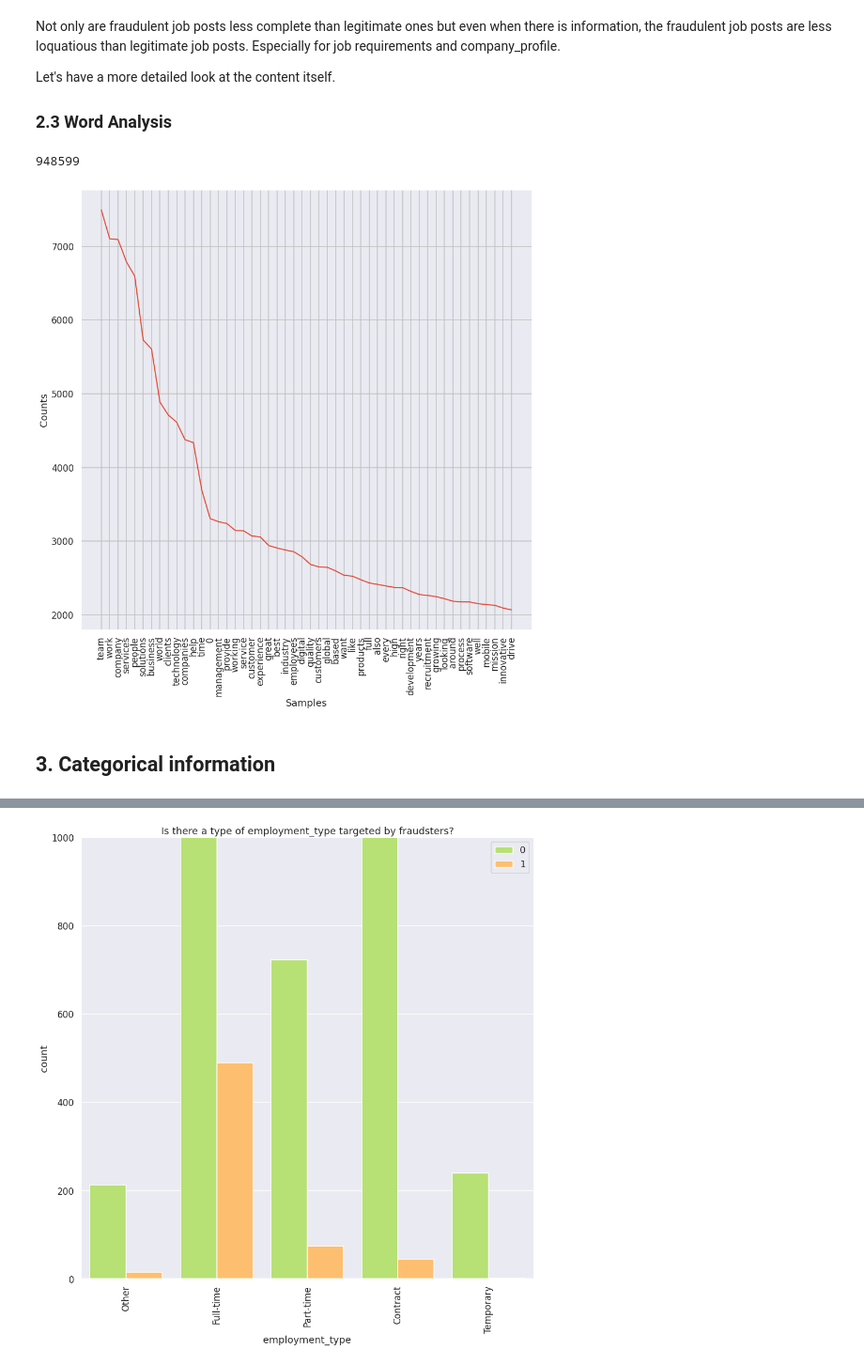
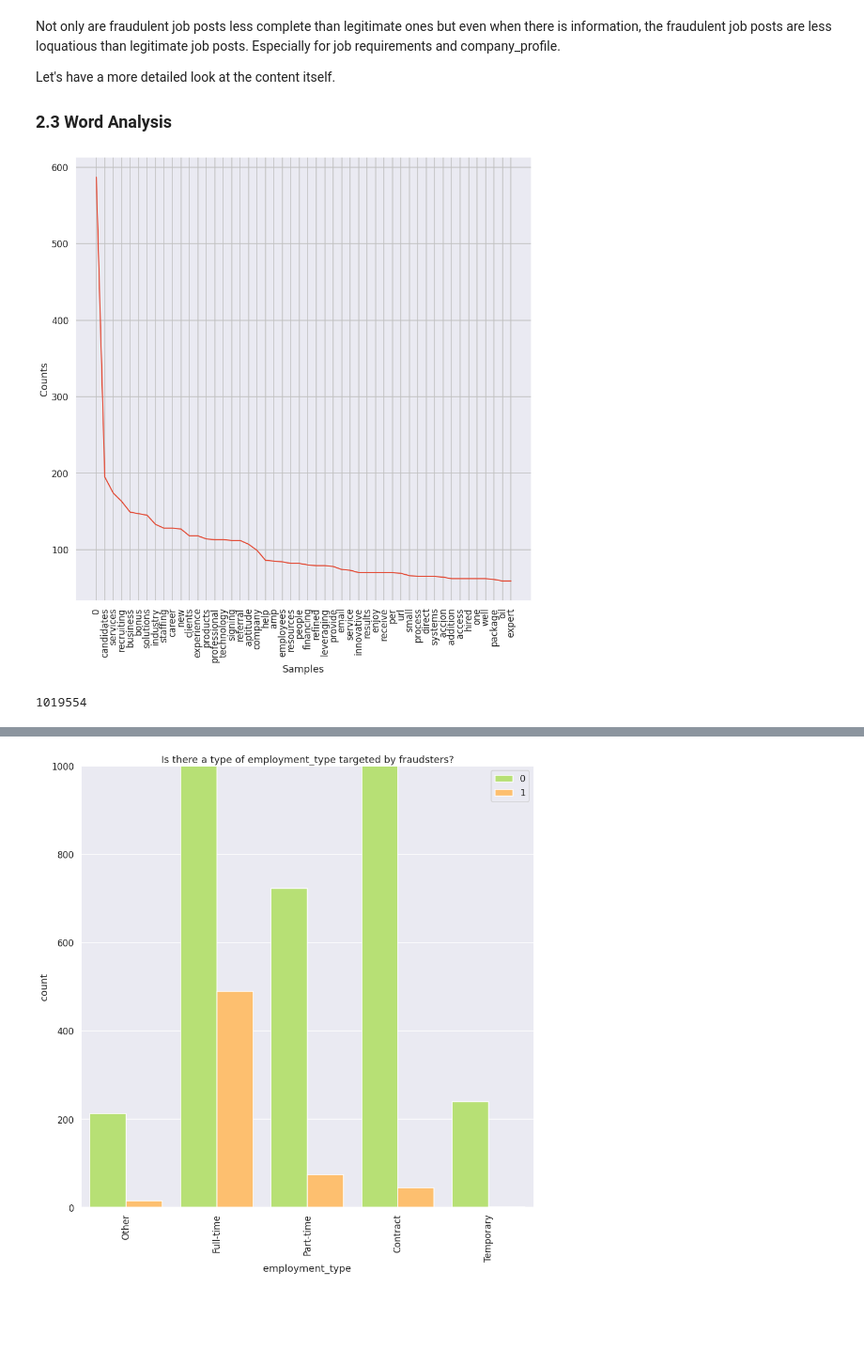
Before and after one commit to aghilissen/FakeJobDetection, a Jupyter notebook: EDA.ipynb, the cells around one changed output, grey strips where cells are left out. Shown at 94% size. Cells and saved outputs as stored; diff of their text form; code cells hidden in the pictures; blank space fills up the shorter version.

Commit message:
Comparing Fraudulent vs Legit (company profile)

```diff
--- a/EDA.ipynb
+++ b/EDA.ipynb
@@ -182,11 +182,12 @@ Let's have a more detailed look at the content itself.
 # Removing stopwords
 stop_words = list(string.punctuation)
 stop_words += stopwords.words('english')
+stop_words += [i for i in 'qwertyuioplkjhgfdsazxcvbnm']
 # %%
 tokens = []
 tokenizer = RegexpTokenizer(r'[a-zA-Z]+')
 
-for profile in df['company_profile']:
+for profile in dffraud['company_profile']:
     if isinstance(profile, str):
         tokenized_profile = tokenizer.tokenize(profile)
         for word in tokenized_profile:
@@ -195,15 +196,8 @@ for profile in df['company_profile']:
         tokens.append('0')
 
 tokens_cp = [word for word in tokens if word not in stop_words]
-# %%
-len(tokens_cp)
-# %% [output]
-948599
 # %%
-plt.xticks(rotation=45)
 FreqDist(tokens_cp).plot(50)
 plt.show()
 # %% [output]
-[figure, old version]
+[figure, new version]
-# %% [markdown]
-## 3. Categorical information
@@ -209,0 +217,7 @@ plt.show()
+# %%
+len(tokens_cp)
+# 948364 for df
+# 18771 for dffraud
+# 1019554 for dflegit
+# %% [output]
+1019554
```
Also changed, not shown: parts of 3 cells of this notebook.
